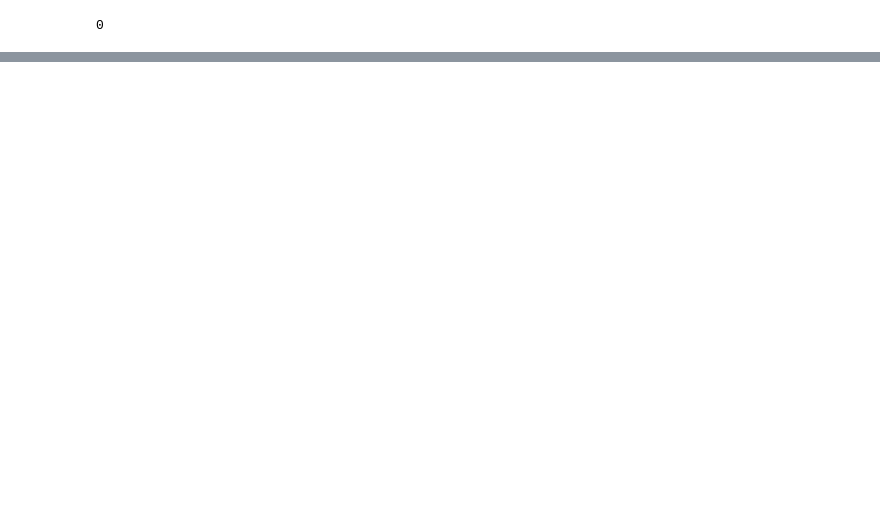
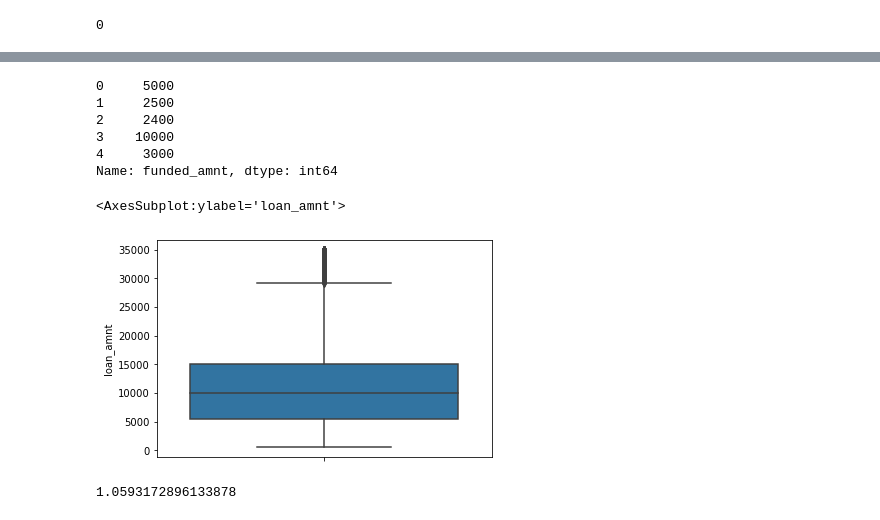
Before and after one commit to krisalay/lending-club-case-study, a Jupyter notebook: CaseStudy-v2.ipynb, the cells around one changed output, grey strips where cells are left out. Drawn from its saved outputs; the diff is of its cells as text; code cells hidden in the pictures; blank space fills up the shorter version.

```diff
--- a/CaseStudy-v2.ipynb
+++ b/CaseStudy-v2.ipynb
@@ -92,5 +112,5 @@ filtered_df.shape
 # %% [output]
 (39717, 54)
 # %%
-other_columns_to_drop = ['last_credit_pull_d', 'desc', 'title', 'tax_liens', 'chargeoff_within_12_mths', 'collections_12_mths_ex_med', 'emp_title']
+other_columns_to_drop = ['delinq_amnt','acc_now_delinq','application_type','policy_code','initial_list_status','pymnt_plan','last_credit_pull_d', 'desc', 'title', 'tax_liens', 'chargeoff_within_12_mths', 'collections_12_mths_ex_med', 'emp_title']
 filtered_df = filtered_df.drop(columns=other_columns_to_drop)
@@ -335,0 +379,18 @@ AttributeError: 'DataFrame' object has no attribute 'emp_title'
+# %%
+filtered_df.funded_amnt.head()
+# %% [output]
+0     5000
+1     2500
+2     2400
+3    10000
+4     3000
+Name: funded_amnt, dtype: int64
+# %%
+sns.boxplot(data=filtered_df, y=filtered_df.loan_amnt)
+# %% [output]
+<AxesSubplot:ylabel='loan_amnt'>
+[figure, added]
+# %%
+filtered_df.loan_amnt.skew()
+# %% [output]
+1.0593172896133878
```
Also changed, not shown: parts of 15 cells of this notebook, 3 other files.
